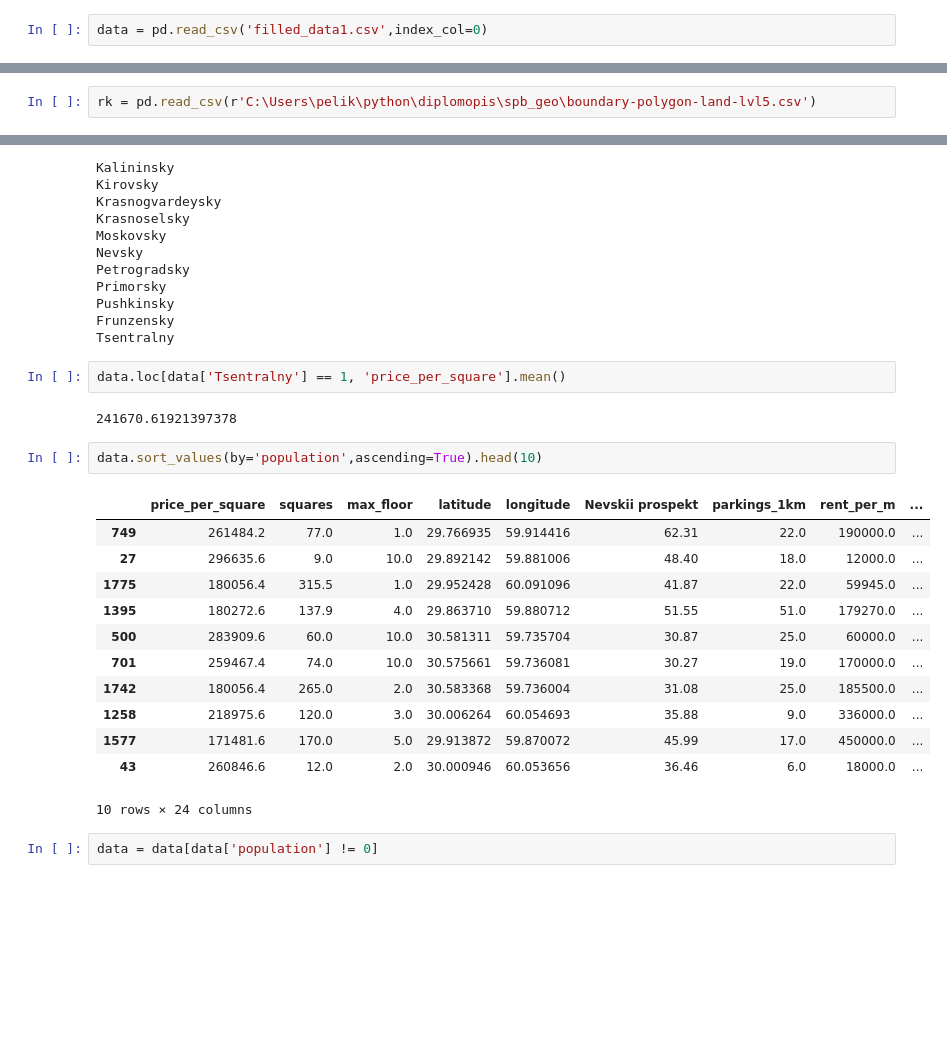
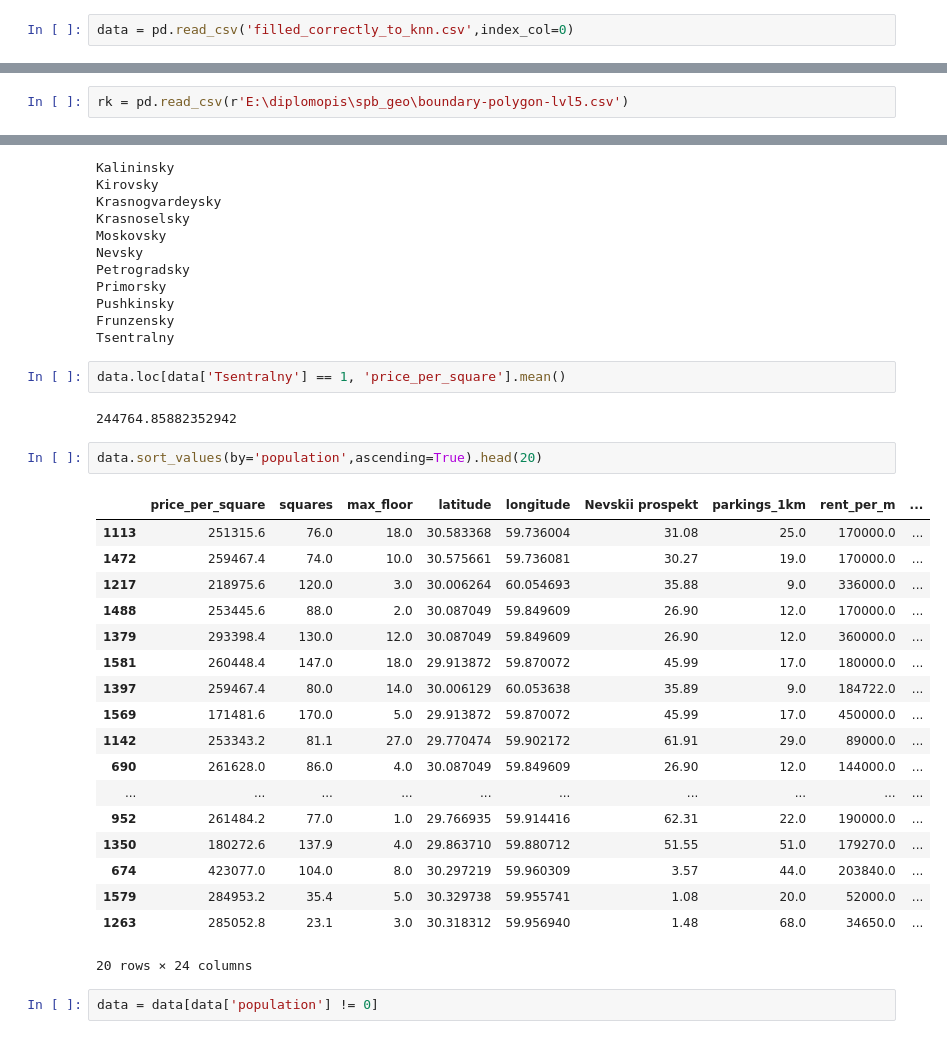
Before and after one commit to VondyBland/diplomopiska, a Jupyter notebook: after_april/knn_ing_datas/knn_random_forest.ipynb, the cells around one changed output, grey strips where cells are left out. Drawn from its saved outputs; the diff is of its cells as text; blank space fills up the shorter version.

```diff
--- a/after_april/knn_ing_datas/knn_random_forest.ipynb
+++ b/after_april/knn_ing_datas/knn_random_forest.ipynb
@@ -16,7 +16,7 @@ from scipy.stats import kstest, spearmanr, mannwhitneyu, ttest_ind, levene, krus
 from sklearn.metrics import mean_absolute_percentage_error, mean_squared_error, mean_absolute_error
 import statsmodels.api as sm
 # %%
-data = pd.read_csv('filled_data1.csv',index_col=0)
+data = pd.read_csv('filled_correctly_to_knn.csv',index_col=0)
 # %%
 data.rename(columns={'0':'price_per_square','1':'squares','2':'max_floor','3':'latitude','4':'longitude','5':'Nevskii prospekt',
                      '6':'parkings_1km','7':'rent_per_m'},inplace=True)
@@ -337,5 +339,5 @@ data
 # %%
-rk = pd.read_csv(r'C:\Users\pelik\python\diplomopis\spb_geo\boundary-polygon-land-lvl5.csv')
+rk = pd.read_csv(r'E:\diplomopis\spb_geo\boundary-polygon-lvl5.csv')
 # %%
 rk.columns
 # %% [output]
@@ -545,22 +574,28 @@ Tsentralny
 # %%
 data.loc[data['Tsentralny'] == 1, 'price_per_square'].mean()
 # %% [output]
-241670.61921397378
+244764.85882352942
 # %%
-data.sort_values(by='population',ascending=True).head(10)
+data.sort_values(by='population',ascending=True).head(20)
 # %% [output]
 |  | price_per_square | squares | max_floor | latitude | longitude | Nevskii prospekt | parkings_1km | rent_per_m | ... |
-| 749 | 261484.2 | 77.0 | 1.0 | 29.766935 | 59.914416 | 62.31 | 22.0 | 190000.0 | ... |
-| 27 | 296635.6 | 9.0 | 10.0 | 29.892142 | 59.881006 | 48.40 | 18.0 | 12000.0 | ... |
-| 1775 | 180056.4 | 315.5 | 1.0 | 29.952428 | 60.091096 | 41.87 | 22.0 | 59945.0 | ... |
-| 1395 | 180272.6 | 137.9 | 4.0 | 29.863710 | 59.880712 | 51.55 | 51.0 | 179270.0 | ... |
-| 500 | 283909.6 | 60.0 | 10.0 | 30.581311 | 59.735704 | 30.87 | 25.0 | 60000.0 | ... |
-| 701 | 259467.4 | 74.0 | 10.0 | 30.575661 | 59.736081 | 30.27 | 19.0 | 170000.0 | ... |
-| 1742 | 180056.4 | 265.0 | 2.0 | 30.583368 | 59.736004 | 31.08 | 25.0 | 185500.0 | ... |
-| 1258 | 218975.6 | 120.0 | 3.0 | 30.006264 | 60.054693 | 35.88 | 9.0 | 336000.0 | ... |
-| 1577 | 171481.6 | 170.0 | 5.0 | 29.913872 | 59.870072 | 45.99 | 17.0 | 450000.0 | ... |
-| 43 | 260846.6 | 12.0 | 2.0 | 30.000946 | 60.053656 | 36.46 | 6.0 | 18000.0 | ... |
+| 1113 | 251315.6 | 76.0 | 18.0 | 30.583368 | 59.736004 | 31.08 | 25.0 | 170000.0 | ... |
+| 1472 | 259467.4 | 74.0 | 10.0 | 30.575661 | 59.736081 | 30.27 | 19.0 | 170000.0 | ... |
+| 1217 | 218975.6 | 120.0 | 3.0 | 30.006264 | 60.054693 | 35.88 | 9.0 | 336000.0 | ... |
+| 1488 | 253445.6 | 88.0 | 2.0 | 30.087049 | 59.849609 | 26.90 | 12.0 | 170000.0 | ... |
+| 1379 | 293398.4 | 130.0 | 12.0 | 30.087049 | 59.849609 | 26.90 | 12.0 | 360000.0 | ... |
+| 1581 | 260448.4 | 147.0 | 18.0 | 29.913872 | 59.870072 | 45.99 | 17.0 | 180000.0 | ... |
+| 1397 | 259467.4 | 80.0 | 14.0 | 30.006129 | 60.053638 | 35.89 | 9.0 | 184722.0 | ... |
+| 1569 | 171481.6 | 170.0 | 5.0 | 29.913872 | 59.870072 | 45.99 | 17.0 | 450000.0 | ... |
+| 1142 | 253343.2 | 81.1 | 27.0 | 29.770474 | 59.902172 | 61.91 | 29.0 | 89000.0 | ... |
+| 690 | 261628.0 | 86.0 | 4.0 | 30.087049 | 59.849609 | 26.90 | 12.0 | 144000.0 | ... |
+| ... | ... | ... | ... | ... | ... | ... | ... | ... | ... |
+| 952 | 261484.2 | 77.0 | 1.0 | 29.766935 | 59.914416 | 62.31 | 22.0 | 190000.0 | ... |
+| 1350 | 180272.6 | 137.9 | 4.0 | 29.863710 | 59.880712 | 51.55 | 51.0 | 179270.0 | ... |
+| 674 | 423077.0 | 104.0 | 8.0 | 30.297219 | 59.960309 | 3.57 | 44.0 | 203840.0 | ... |
+| 1579 | 284953.2 | 35.4 | 5.0 | 30.329738 | 59.955741 | 1.08 | 20.0 | 52000.0 | ... |
+| 1263 | 285052.8 | 23.1 | 3.0 | 30.318312 | 59.956940 | 1.48 | 68.0 | 34650.0 | ... |
-10 rows × 24 columns
+20 rows × 24 columns
 # %%
 data = data[data['population'] != 0]
 # %%
```
Also changed, not shown: parts of 60 cells of this notebook, 6 other files.
